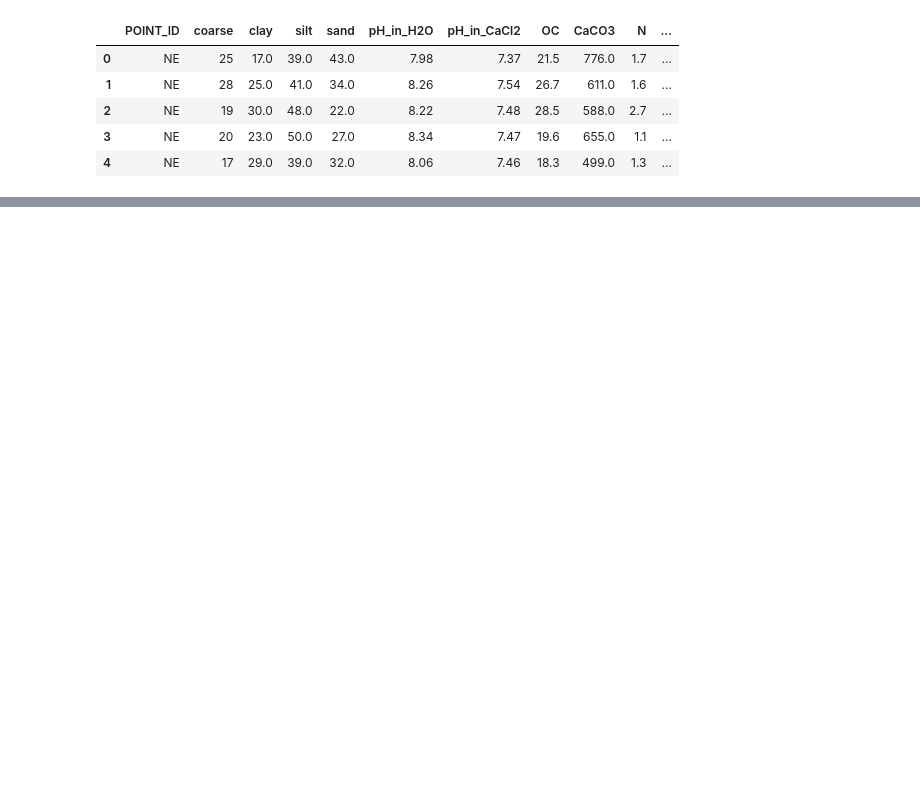
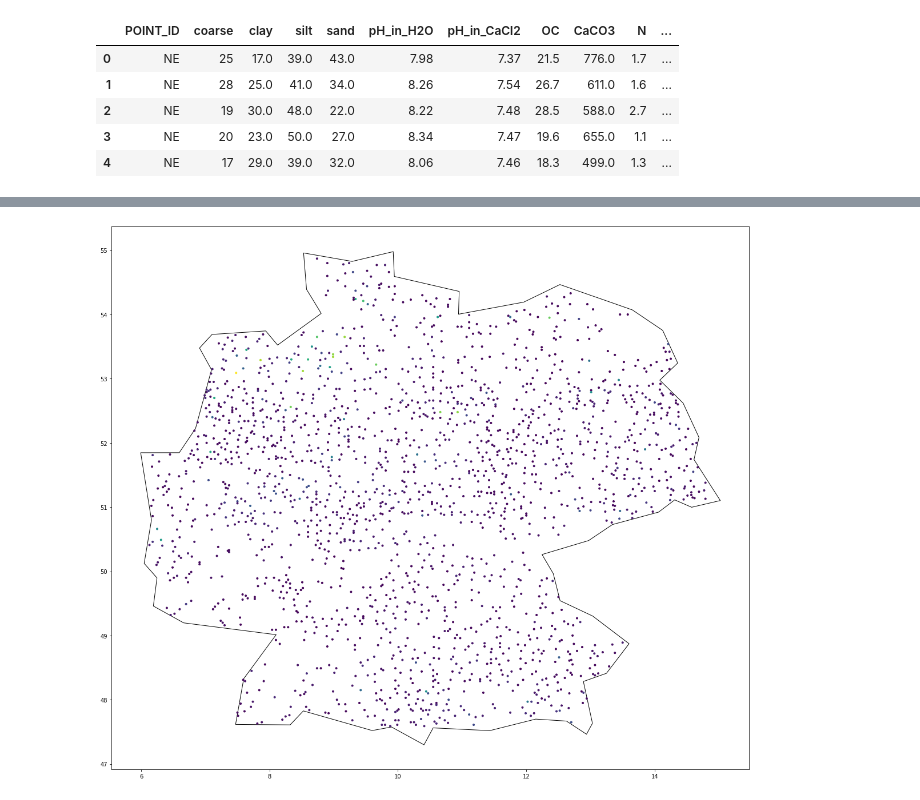
Before and after one commit to ppiont/cnn-soc-wagga, a Jupyter notebook: test.ipynb, the cells around one changed output, grey strips where cells are left out. Drawn from its saved outputs; the diff is of its cells as text; code cells hidden in the pictures; blank space fills up the shorter version.

```diff
--- a/test.ipynb
+++ b/test.ipynb
@@ -77,0 +141,16 @@ plt.show()
+# %%
+germany = world[world.name == 'Germany']
+# %%
+from geopandas.tools import sjoin
+
+targets = sjoin(gdf, germany)
+# %%
+# We restrict to Germany
+ax = world[world.name == "Germany"].plot(
+    color='white', edgecolor='black')
+
+# We can now plot our ``GeoDataFrame``.
+targets.plot(ax=ax, marker = '.', column = "OC")
+plt.show()
+# %% [output]
+[figure, added]
```
Also changed, not shown: parts of 13 cells of this notebook.
